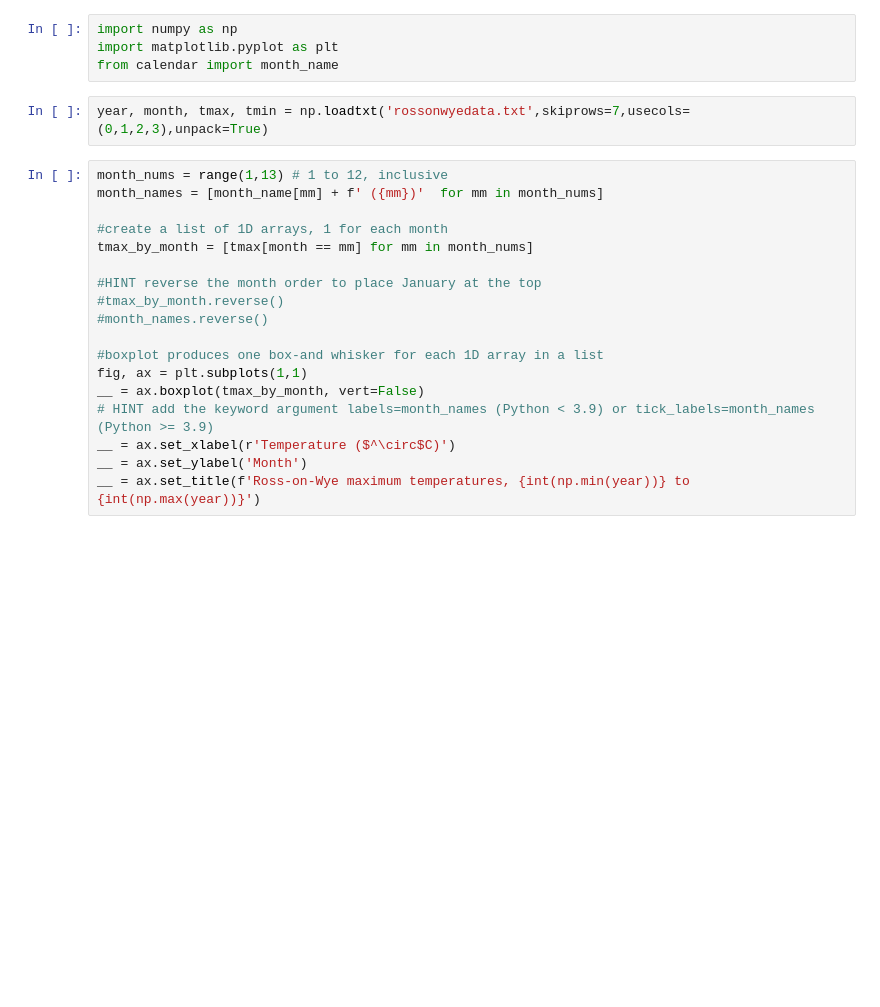
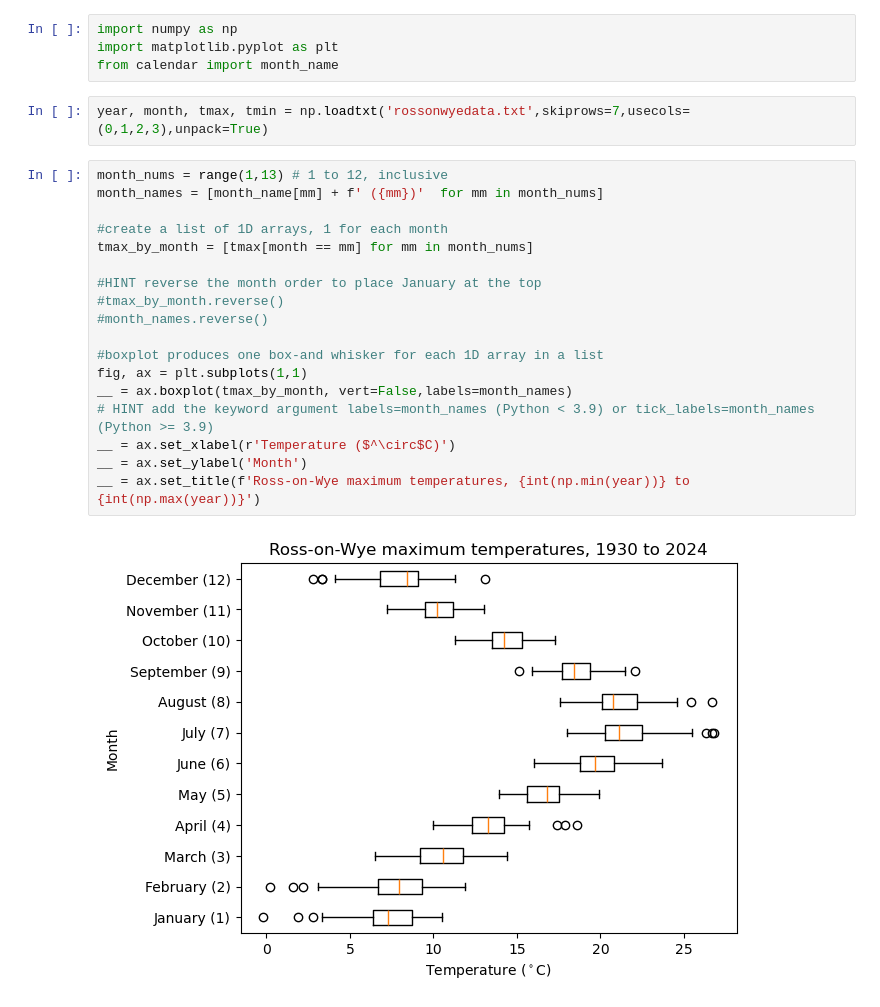
Before and after one commit to passeray/uob_geogm0054_slc, a Jupyter notebook: my_notebook.ipynb, the cells around one changed output. Drawn from its saved outputs; the diff is of its cells as text; blank space fills up the shorter version.

Commit message:
use month names for boxplot tick labels

```diff
--- a/my_notebook.ipynb
+++ b/my_notebook.ipynb
@@ -7,18 +7,20 @@ year, month, tmax, tmin = np.loadtxt('rossonwyedata.txt',skiprows=7,usecols=(0,1
 # %%
 month_nums = range(1,13) # 1 to 12, inclusive
 month_names = [month_name[mm] + f' ({mm})'  for mm in month_nums]
 
 #create a list of 1D arrays, 1 for each month
 tmax_by_month = [tmax[month == mm] for mm in month_nums]
 
 #HINT reverse the month order to place January at the top
 #tmax_by_month.reverse()
 #month_names.reverse()
 
 #boxplot produces one box-and whisker for each 1D array in a list
 fig, ax = plt.subplots(1,1)
-__ = ax.boxplot(tmax_by_month, vert=False)
+__ = ax.boxplot(tmax_by_month, vert=False,labels=month_names)
 # HINT add the keyword argument labels=month_names (Python < 3.9) or tick_labels=month_names (Python >= 3.9)
 __ = ax.set_xlabel(r'Temperature ($^\circ$C)')
 __ = ax.set_ylabel('Month')
 __ = ax.set_title(f'Ross-on-Wye maximum temperatures, {int(np.min(year))} to {int(np.max(year))}')
+# %% [output]
+[figure, added]
```
